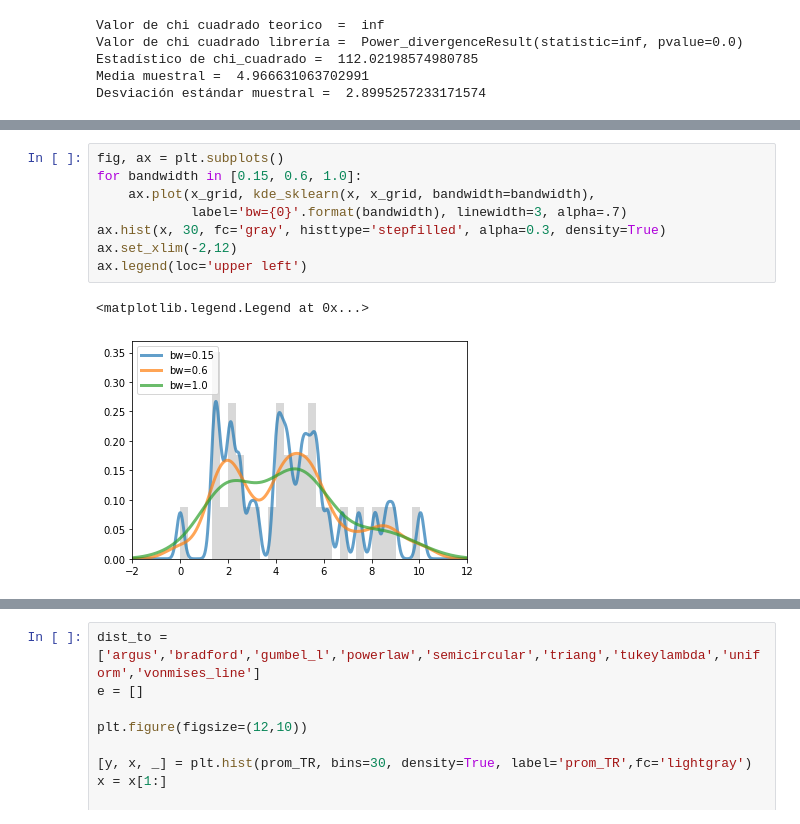
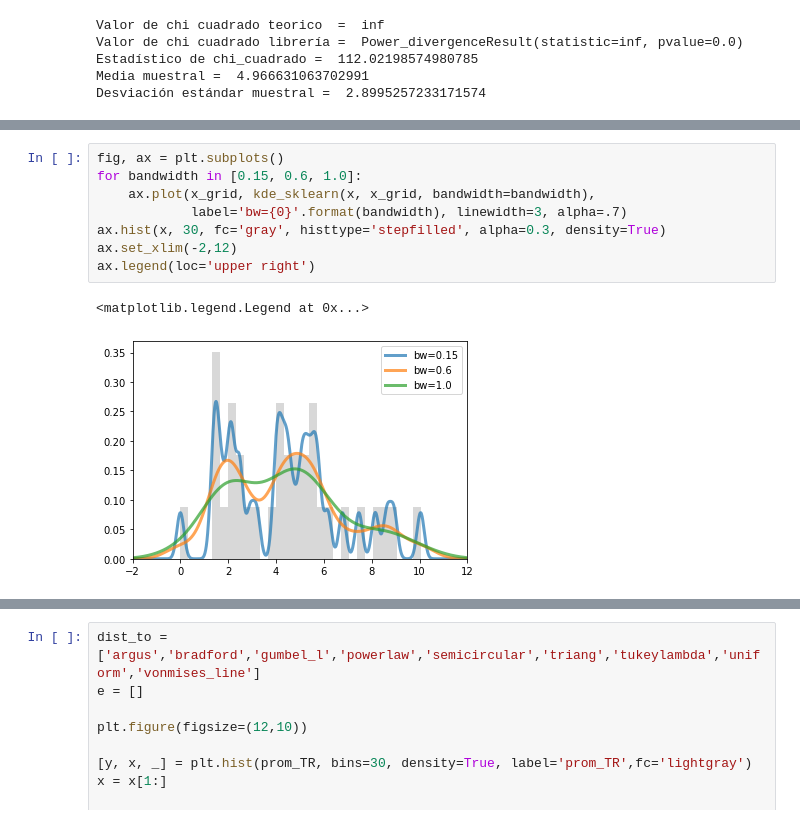
Before and after one commit to danielabenavides/proyecto_modulo1, a Jupyter notebook: ProyectoModulo1_Benavides_Rivera.ipynb, the cells around one changed output, grey strips where cells are left out. Cells and saved outputs as stored; diff of their text form.

```diff
--- a/ProyectoModulo1_Benavides_Rivera.ipynb
+++ b/ProyectoModulo1_Benavides_Rivera.ipynb
@@ -896,14 +841,14 @@ Blue = KDE model distribution (500 pts)
 # %%
 fig, ax = plt.subplots()
 for bandwidth in [0.15, 0.6, 1.0]:
     ax.plot(x_grid, kde_sklearn(x, x_grid, bandwidth=bandwidth),
             label='bw={0}'.format(bandwidth), linewidth=3, alpha=.7)
 ax.hist(x, 30, fc='gray', histtype='stepfilled', alpha=0.3, density=True)
 ax.set_xlim(-2,12)
-ax.legend(loc='upper left')
+ax.legend(loc='upper right')
 # %% [output]
 <matplotlib.legend.Legend at 0x...>
-[figure, old version]
+[figure, new version]
 # %%
 fig, ax = plt.subplots()
 ax.plot(x_grid, pdf, linewidth=3, alpha=0.5, label='bw=%.2f' % kde.bandwidth)
```
Also changed, not shown: parts of 12 cells of this notebook.
